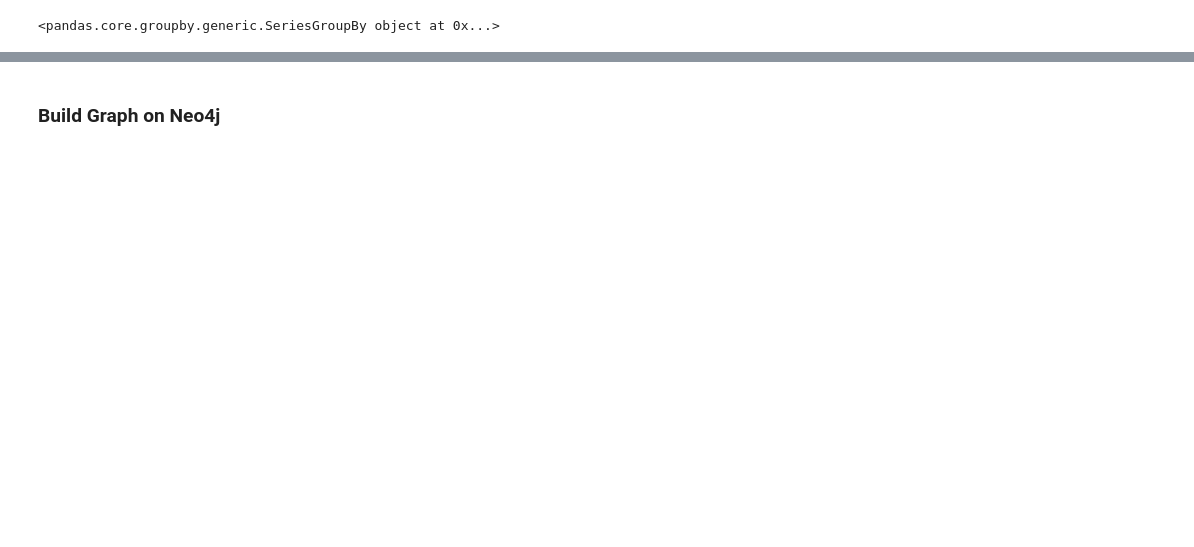
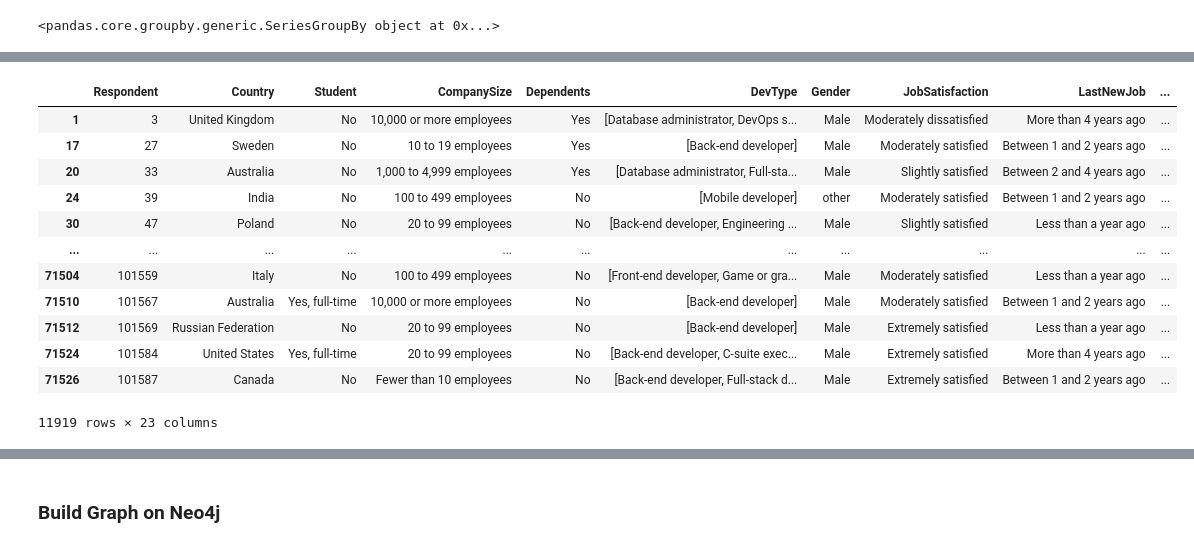
Before and after one commit to Mystic-Trooper/job_recomendation_KG, a Jupyter notebook: analysis.ipynb, the cells around one changed output, grey strips where cells are left out. Drawn from its saved outputs; the diff is of its cells as text; code cells hidden in the pictures; blank space fills up the shorter version.

```diff
--- a/analysis.ipynb
+++ b/analysis.ipynb
@@ -558,0 +660,16 @@ dtype: int64
+# %%
+Resume5
+# %% [output]
+|  | Respondent | Country | Student | CompanySize | Dependents | DevType | Gender | JobSatisfaction | LastNewJob | ... |
+| 1 | 3 | United Kingdom | No | 10,000 or more employees | Yes | [Database administrator, DevOps s... | Male | Moderately dissatisfied | More than 4 years ago | ... |
+| 17 | 27 | Sweden | No | 10 to 19 employees | Yes | [Back-end developer] | Male | Moderately satisfied | Between 1 and 2 years ago | ... |
+| 20 | 33 | Australia | No | 1,000 to 4,999 employees | Yes | [Database administrator, Full-sta... | Male | Slightly satisfied | Between 2 and 4 years ago | ... |
+| 24 | 39 | India | No | 100 to 499 employees | No | [Mobile developer] | other | Moderately satisfied | Between 1 and 2 years ago | ... |
+| 30 | 47 | Poland | No | 20 to 99 employees | No | [Back-end developer, Engineering ... | Male | Slightly satisfied | Less than a year ago | ... |
+| ... | ... | ... | ... | ... | ... | ... | ... | ... | ... | ... |
+| 71504 | 101559 | Italy | No | 100 to 499 employees | No | [Front-end developer, Game or gra... | Male | Moderately satisfied | Less than a year ago | ... |
+| 71510 | 101567 | Australia | Yes, full-time | 10,000 or more employees | No | [Back-end developer] | Male | Moderately satisfied | Between 1 and 2 years ago | ... |
+| 71512 | 101569 | Russian Federation | No | 20 to 99 employees | No | [Back-end developer] | Male | Extremely satisfied | Less than a year ago | ... |
+| 71524 | 101584 | United States | Yes, full-time | 20 to 99 employees | No | [Back-end developer, C-suite exec... | Male | Extremely satisfied | More than 4 years ago | ... |
+| 71526 | 101587 | Canada | No | Fewer than 10 employees | No | [Back-end developer, Full-stack d... | Male | Extremely satisfied | Between 1 and 2 years ago | ... |
+11919 rows × 23 columns
```
Also changed, not shown: parts of 49 cells of this notebook.
